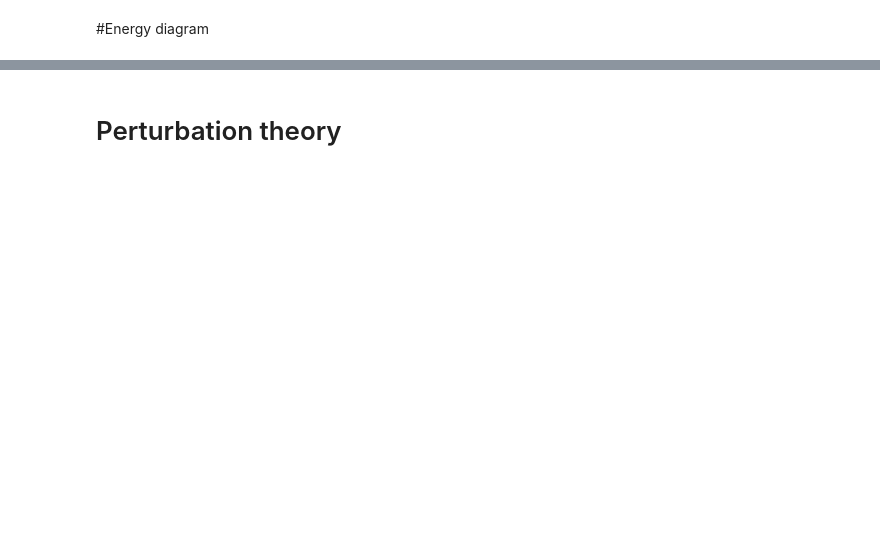
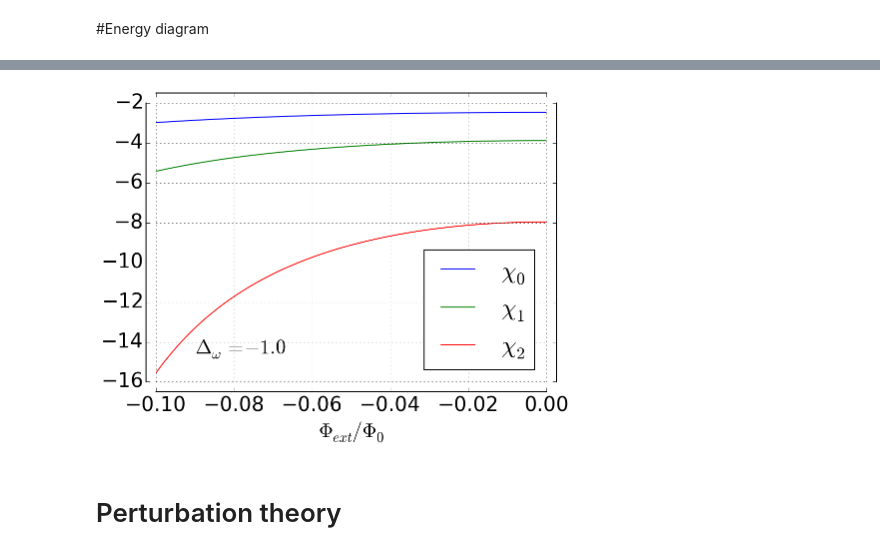
Before and after one commit to vdrhtc/Xmons, a Jupyter notebook: Qutip/CPB cQED.ipynb, the cells around one changed output, grey strips where cells are left out. Drawn from its saved outputs; the diff is of its cells as text; code cells hidden in the pictures; blank space fills up the shorter version.

```diff
--- a/Qutip/CPB cQED.ipynb
+++ b/Qutip/CPB cQED.ipynb
@@ -178,3 +185,28 @@ plt.plot(Φs, evals[:, 1] - evals[:,0])
+# %%
+if ν_q - ω_r()/2/pi/1e9 > 0:
+    plt.plot(Φs, evals[:, 1] - evals[:,0] -ω_r()/2/pi/1e6, label="$\chi_0$")
+    plt.plot(Φs, evals[:, 4] - evals[:, 2] -ω_r()/2/pi/1e6, label="$\chi_1$")#-(evals[:, 1] - evals[:,0]))
+    plt.plot(Φs, evals[:, 8] - evals[:,5] -ω_r()/2/pi/1e6, label="$\chi_2$")#-(evals[:, 1] - evals[:,0]))
+else:
+    plt.plot(Φs, evals[:, 2] - evals[:,0] -ω_r()/2/pi/1e6, label="$\chi_0$")
+    plt.plot(Φs, evals[:, 4] - evals[:,1] -ω_r()/2/pi/1e6, label="$\chi_1$")#-(evals[:, 1] - evals[:,0]))
+    plt.plot(Φs, evals[:, 7] - evals[:,3] -ω_r()/2/pi/1e6, label="$\chi_2$")#-(evals[:, 1] - evals[:,0]))
+
+plt.gcf().set_size_inches(7, 5)
+# plt.ylim(5.82, 5.84)
+plt.xlim(Φs[0], 0)
+plt.grid()
+
+spines()
+plt.legend(loc=4)
+plt.xlabel(r"$\Phi_{ext}/\Phi_0$")
+# plt.ylabel("Shifts [MHz]")
+plt.gca().annotate(r"$\Delta_\omega = %.1f$"%(ω_r()/2/pi/1e9 - ν_q), (Φs[0],-2), xytext=(-0.9,-0.9),
+                   textcoords="axes fraction")
+
+plt.savefig("shifts%.0f.pdf"%(10*(ω_r()/2/pi/1e9 - ν_q)), bbox_inches="tight")
+# %% [output]
+[figure, added]
 # %% [markdown]
 # Perturbation theory
 # %%
```
Also changed, not shown: parts of 36 cells of this notebook, 1 other file.
